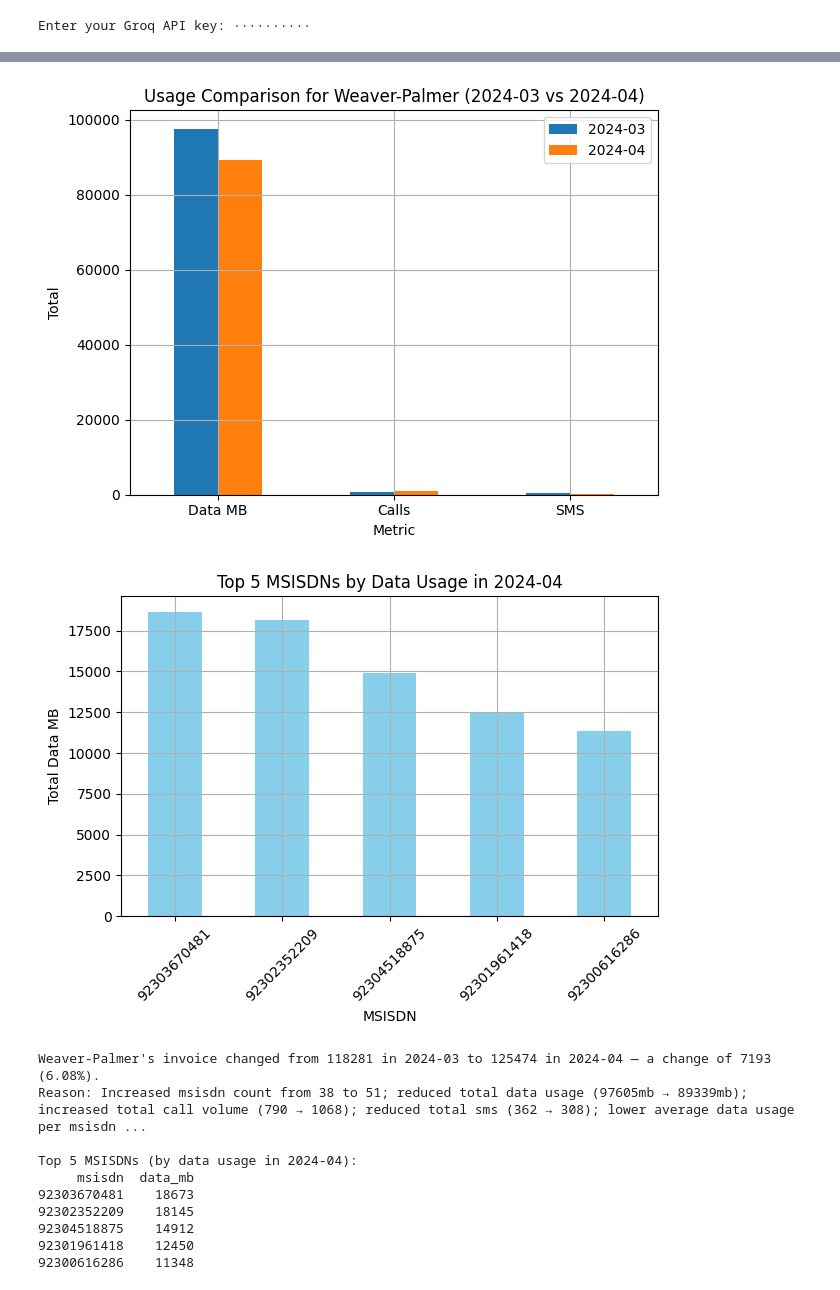
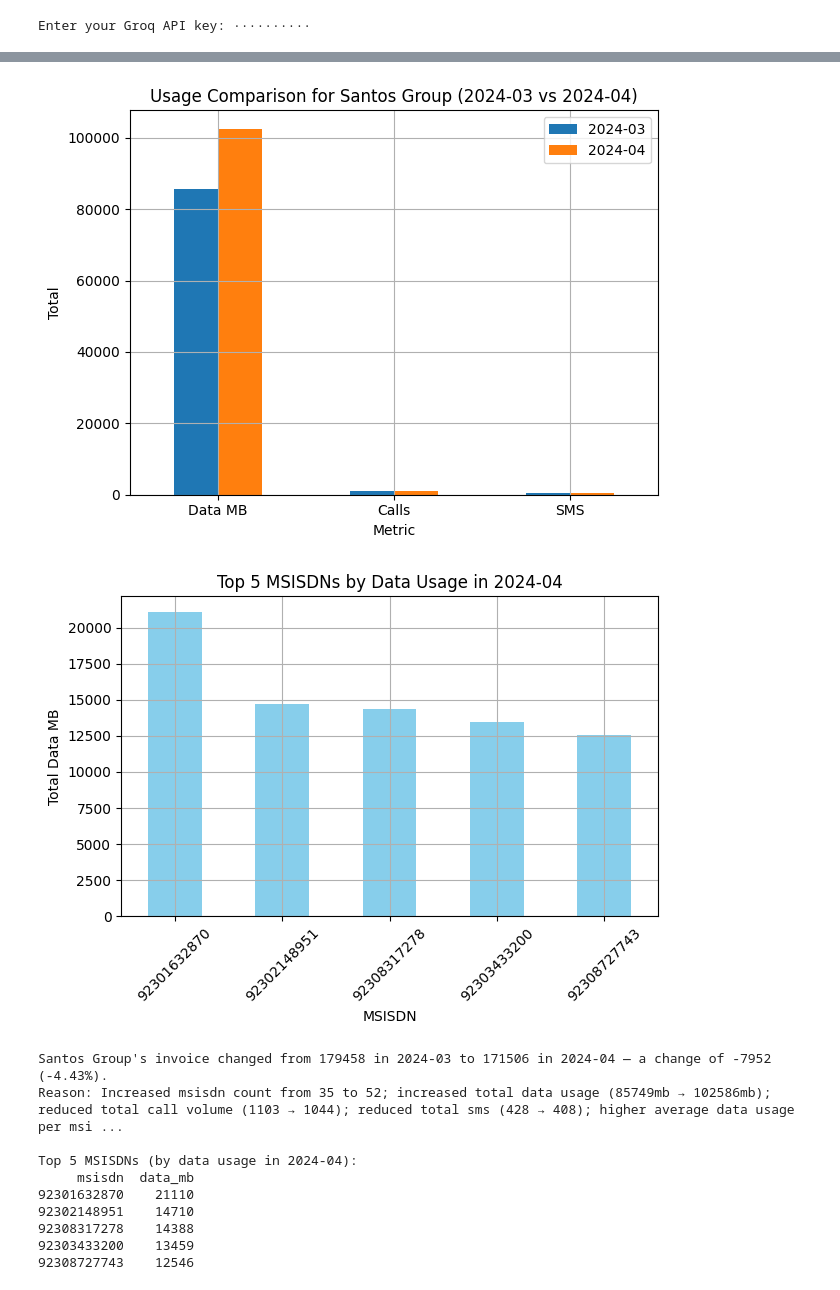
Before and after one commit to hammaduu/LLMs, a Jupyter notebook: InvoiceBot_Pilot_Cleaned.ipynb, the cells around one changed output, grey strips where cells are left out. Saved outputs shown, nothing was run; the diff lists cells and outputs as text; code cells hidden in the pictures.

```diff
--- a/InvoiceBot_Pilot_Cleaned.ipynb
+++ b/InvoiceBot_Pilot_Cleaned.ipynb
@@ -304,19 +306,19 @@ agent_executor = initialize_agent(
 )
 # %%
 # Sample runs
-response = agent_executor.run("Why did invoice increase for Weaver-Palmer between 2024-03 and 2024-04?")
+response = agent_executor.run("Why did invoice increase for Santos Group between 2024-03 and 2024-04?")
 print(response)
 # %% [output]
-[figure, old version]
+[figure, new version]
-[figure, old version]
+[figure, new version]
-Weaver-Palmer's invoice changed from 118281 in 2024-03 to 125474 in 2024-04 — a change of 7193 (6.08%).
-Reason: Increased msisdn count from 38 to 51; reduced total data usage (97605mb → 89339mb); increased total call volume (790 → 1068); reduced total sms (362 → 308); lower average data usage per msisdn ...
+Santos Group's invoice changed from 179458 in 2024-03 to 171506 in 2024-04 — a change of -7952 (-4.43%).
+Reason: Increased msisdn count from 35 to 52; increased total data usage (85749mb → 102586mb); reduced total call volume (1103 → 1044); reduced total sms (428 → 408); higher average data usage per msi ...
 
 Top 5 MSISDNs (by data usage in 2024-04):
      msisdn  data_mb
-92303670481    18673
-92302352209    18145
-92304518875    14912
-92301961418    12450
-92300616286    11348
+92301632870    21110
+92302148951    14710
+92308317278    14388
+92303433200    13459
+92308727743    12546
 # %%
```
Also changed, not shown: parts of 5 cells of this notebook.
